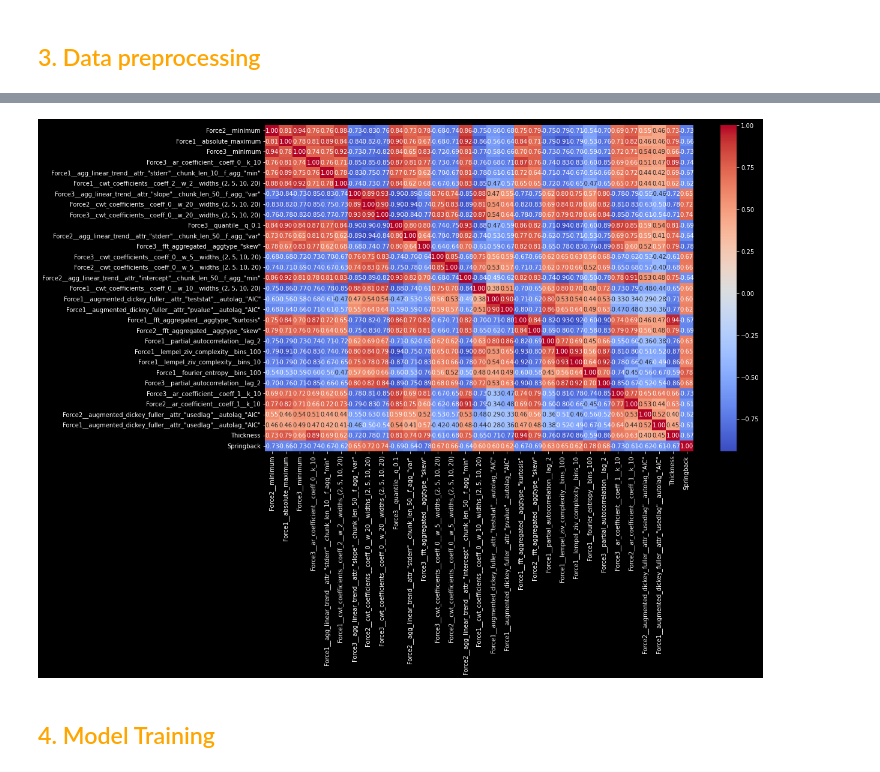
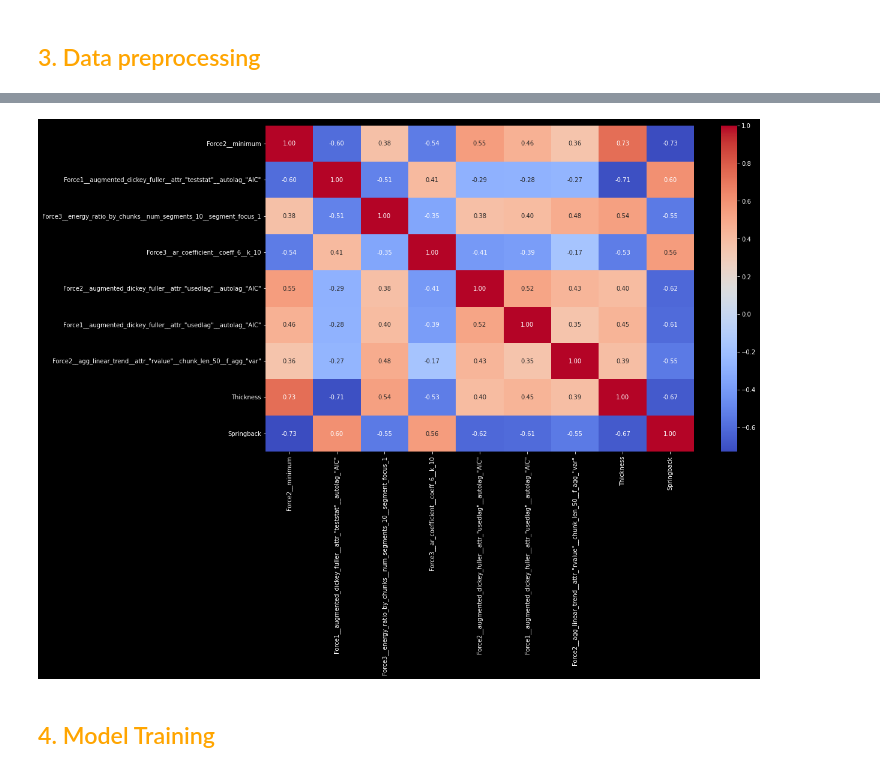
Before and after one commit to raresbb/Tutorium_Biegewinkel, a Jupyter notebook: biegewinkel_model.ipynb, the cells around one changed output, grey strips where cells are left out. Saved outputs shown, nothing was run; the diff lists cells and outputs as text; code cells hidden in the pictures.

```diff
--- a/biegewinkel_model.ipynb
+++ b/biegewinkel_model.ipynb
@@ -216,9 +216,9 @@ training_features_tsfresh
 # %%
-# discard the features whose correlation is above 0.95 (redundant features)
-print("Number of selected features from tsfresh : " + str(len(list(training_features_tsfresh))) )
+# discard the pair-wise highly correlated features (linearly dependent, redundant features)
+print("Number of selected features from tsfresh : " + str(training_features_tsfresh.shape[1]))
 corr_matrix = training_features_tsfresh.corr().abs()
 upper = corr_matrix.where(np.triu(np.ones(corr_matrix.shape), k=1).astype(np.bool))
-to_drop = [column for column in upper.columns if any(upper[column] > 0.95)]
+to_drop = [column for column in upper.columns if any(upper[column] > 0.9)]
 training_features_tsfresh=training_features_tsfresh.drop(training_features_tsfresh[to_drop], axis=1)
-print("Number of selected features after removing redundant features : " + str(len(list(training_features_tsfresh))) )
+print("Number of selected features after removing redundant features : " + str(training_features_tsfresh.shape[1]))
 # %% [output]
@@ -238,5 +237,0 @@ plt.show()
-# %%
-# Remove entries with a correlation value below 0.25 with the springback
-corr_values=abs(training_features_tsfresh.corrwith(training_features_tsfresh["Springback"]))
-to_keep = [column for column in corr_values.index if corr_values[column] > 0.25]
-training_features_tsfresh=training_features_tsfresh[to_keep]
@@ -260,4 +239,4 @@ training_features_tsfresh
 # delete Springback column from training_features_tsfresh
 training_features_tsfresh.drop(columns=['Springback'], inplace=True)
 # join df_workpiece_training and training_features_tsfresh
-df_training = training_features_tsfresh.join(df_workpiece_training, how='inner')
+df_train = training_features_tsfresh.join(df_workpiece_training, how='inner')
@@ -292,0 +259,7 @@ df_corr
+# %%
+# select only features that have at least a weak correlation with springback,
+# because machine learning algorithms are very good at selecting features
+corr_values=abs(df_train.corrwith(df_train["Springback"]))
+to_keep = [column for column in corr_values.index if corr_values[column] > THRESHOLD_WEAK_CORRELATION]
+df_train=df_train[to_keep]
+print("Number of selected features after removing very weak correlated features : " + str(df_train.shape[1]))
@@ -293,8 +284,8 @@ df_corr
 # %%
 plt.figure(figsize = (16, 10))
-sns.heatmap(df_corr.corr(), annot = True, cmap = "coolwarm", fmt = ".2f")
+sns.heatmap(df_train.corr(), annot = True, cmap = "coolwarm", fmt = ".2f")
 plt.show()
 # %% [output]
-[figure, old version]
+[figure, new version]
 # %% [markdown]
 ## <font color=orange>  4. Model Training </font>
```
Also changed, not shown: parts of 37 cells of this notebook, 4 other files.
